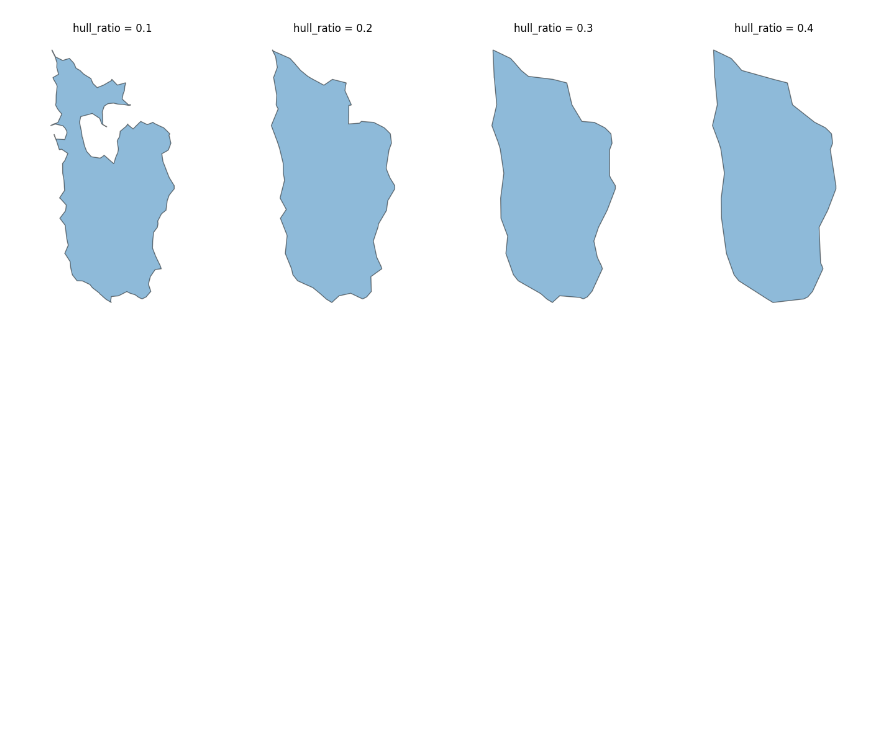
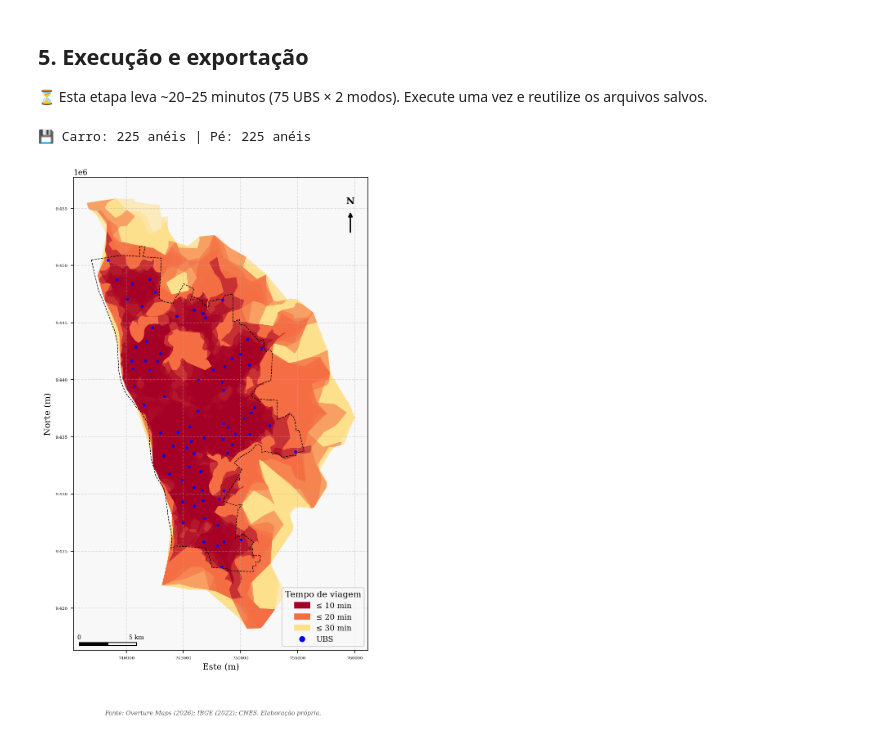
Before and after one commit to felipedantas-pi/ae2sfca-ubs, a Jupyter notebook: notebooks/04.1_Geracao_Isocronas.ipynb, the cells around one changed output. Saved outputs shown, nothing was run; the diff lists cells and outputs as text; code cells hidden in the pictures; blank space fills up the shorter version.

```diff
--- a/notebooks/04.1_Geracao_Isocronas.ipynb
+++ b/notebooks/04.1_Geracao_Isocronas.ipynb
@@ -228,33 +135,38 @@ Isócronas: 15 (75 UBS × 3 limiares)
-# %%
-import matplotlib.pyplot as plt
-
-ubs0 = ubs_gdf.iloc[0]
-fig, axes = plt.subplots(1, 4, figsize=(15, 5))
-for ax, hr in zip(axes, [0.1, 0.2, 0.3, 0.4]):
-    iso = c2g.utils.create_isochrone(
-        nodes=nodes, edges=edges,
-        center_point=ubs0.geometry,
-        threshold=[5],
-        edge_attr='tempo_carro_min',
-        method="concave_hull_alpha",
-        hull_ratio=hr,
-    )
-    iso.plot(ax=ax, alpha=0.5, edgecolor='black')
-    ax.set_title(f"hull_ratio = {hr}")
-    ax.set_axis_off()
-plt.tight_layout(); plt.show()
-# %% [output]
-[figure, removed]
-# %%
-import matplotlib.pyplot as plt
-
-# Plotagem rápida para validação
-fig, ax = plt.subplots(figsize=(10, 10))
-isocronas.plot(column='threshold', ax=ax, cmap='viridis_r', alpha=0.6, legend=True)
-ubs_gdf.plot(ax=ax, color='red', markersize=5)
-ax.set_title("Isócronas de Acessibilidade às UBS (Carro)")
-plt.show()
-
-# Exportar para inspeção no QGIS
-isocronas.to_file(Path('../outputs/vectors/isocronas_ubs.gpkg'), driver='GPKG')
-print("💾 Isócronas salvas para análise final no QGIS.")
+# %% [markdown]
+## 5. Execução e exportação
+
+⏳ Esta etapa leva ~20–25 minutos (75 UBS × 2 modos). Execute uma vez e reutilize os
+arquivos salvos.
+# %%
+# ── 5. GERAÇÃO E EXPORTAÇÃO ──────────────────────────────────────────────────
+isocronas_carro = gerar_isocronas(nodes_carro, edges_carro, "tempo_carro_min", "carro")
+isocronas_pe    = gerar_isocronas(nodes_pe,    edges_pe,    "tempo_pe_min",    "pedestre")
+
+isocronas_carro.to_parquet(INT_ISOCRONAS / "zonaUrbana_5km_isocronas_carro.parquet")
+isocronas_pe.to_parquet(INT_ISOCRONAS / "zonaUrbana_5km_isocronas_pedestre.parquet")
+print(f"💾 Carro: {len(isocronas_carro)} anéis | Pé: {len(isocronas_pe)} anéis")
+# %% [output]
+💾 Carro: 225 anéis | Pé: 225 anéis
+# %%
+# ── Fig. 01 — Isócronas de automóvel (todas as UBS) ─────────────────────────
+CORES_FAIXA = {10: "#A50026", 20: "#F46D43", 30: "#FEE08B"}  # núcleo → periferia
+
+def mapa_isocronas(iso, titulo_fonte, arquivo):
+    fig, ax = plt.subplots(figsize=(10, 10))
+    for limiar in (30, 20, 10):   # maior primeiro (fica por baixo)
+        iso[iso["threshold_nominal"] == limiar].plot(
+            ax=ax, color=CORES_FAIXA[limiar], alpha=0.55, linewidth=0)
+    zona_urbana.boundary.plot(ax=ax, color="black", linestyle="--", linewidth=0.7)
+    ubs.plot(ax=ax, color="blue", markersize=6, zorder=5)
+    ax.legend(handles=[Patch(color=CORES_FAIXA[l], label=f"≤ {l} min") for l in (10, 20, 30)]
+              + [plt.Line2D([], [], marker="o", color="blue", lw=0, label="UBS")],
+              loc="lower right", title="Tempo de viagem")
+    moldura_mapa(ax, "", titulo_fonte)
+    barra_escala(ax); seta_norte(ax)
+    plt.savefig(FIGURAS_NB / arquivo, bbox_inches="tight")
+    plt.show()
+# %%
+mapa_isocronas(isocronas_carro, "Overture Maps (2026); IBGE (2022); CNES. Elaboração própria.",
+               "nb041_fig01_isocronas_carro.png")
+# %% [output]
+[figure, added]
```
Also changed, not shown: parts of 13 cells of this notebook, 11 other files.
